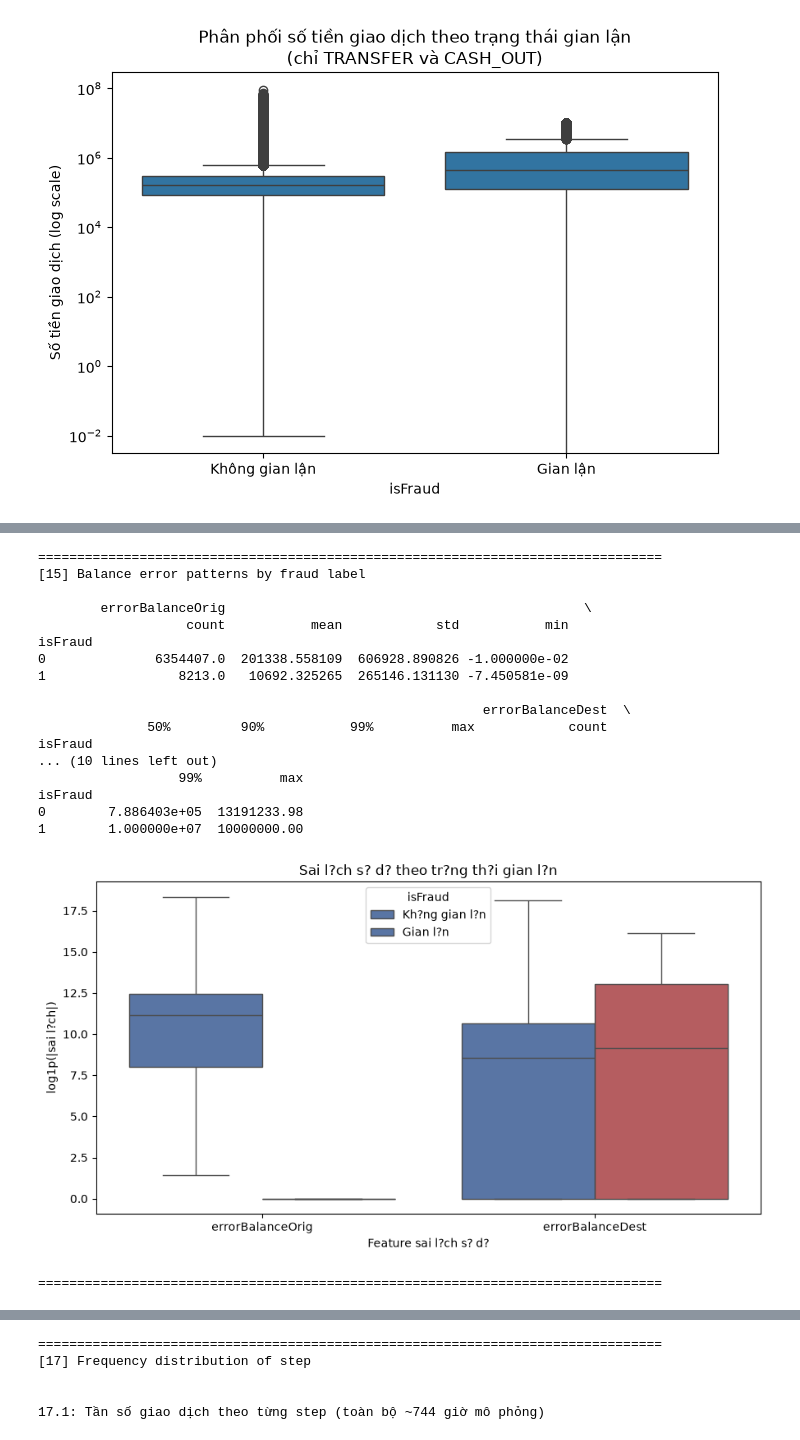
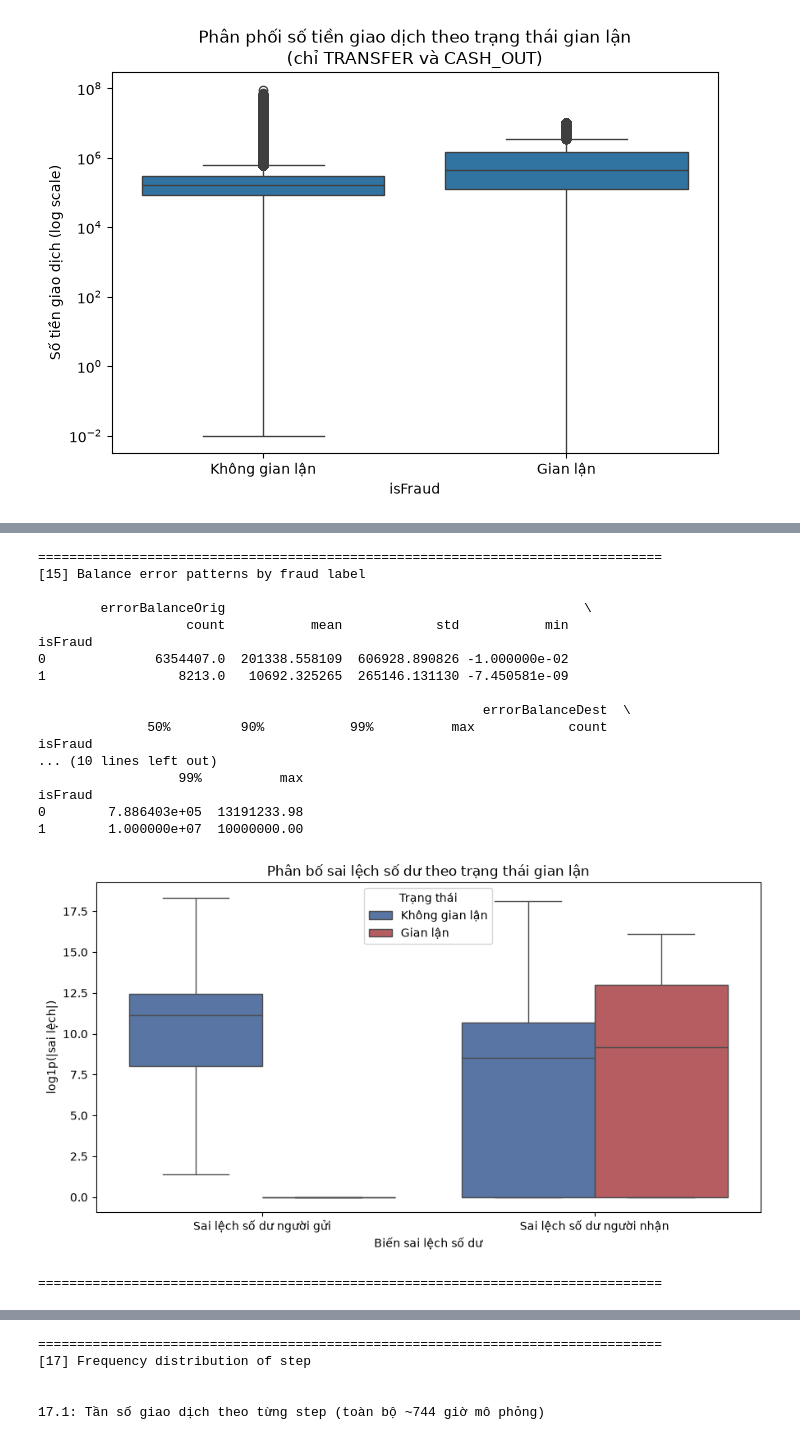
Before and after one commit to PH31M/fraud-detection-thesis, a Jupyter notebook: notebooks/01_eda.ipynb, the cells around one changed output, grey strips where cells are left out. Saved outputs shown, nothing was run; the diff lists cells and outputs as text; code cells hidden in the pictures.

```diff
--- a/notebooks/01_eda.ipynb
+++ b/notebooks/01_eda.ipynb
@@ -535,8 +535,7 @@ endSection()
 ================================================================================
 # %%
-
-# [15] EDA b? sung 2: sai l?ch s? d? theo tr?ng th?i fraud
-# M?c ??ch: ki?m tra tr?c quan hai feature s? ???c t?o ? b??c feature engineering.
+# [15] EDA bổ sung 2: sai lệch số dư theo trạng thái fraud
+# Mục đích: kiểm tra trực quan hai feature sẽ được tạo ở bước feature engineering.
 section("[15] Balance error patterns by fraud label")
 
 eda_balance = df[['isFraud', 'amount', 'oldbalanceOrg', 'newbalanceOrig', 'oldbalanceDest', 'newbalanceDest']].copy()
@@ -546,48 +545,71 @@ eda_balance['errorBalanceDest'] = eda_balance['oldbalanceDest'] + eda_balance['a
 print(eda_balance.groupby('isFraud')[['errorBalanceOrig', 'errorBalanceDest']].describe(percentiles=[0.5, 0.9, 0.99]))
 
 plot_df = eda_balance.copy()
+
 for col in ['errorBalanceOrig', 'errorBalanceDest']:
     plot_df[col] = np.log1p(np.abs(plot_df[col]))
-plot_df = plot_df.melt(id_vars='isFraud', value_vars=['errorBalanceOrig', 'errorBalanceDest'],
-                       var_name='balance_error_feature', value_name='log_abs_error')
+
+plot_df = plot_df.melt(
+    id_vars='isFraud',
+    value_vars=['errorBalanceOrig', 'errorBalanceDest'],
+    var_name='balance_error_feature',
+    value_name='log_abs_error'
+)
+
+plot_df['Trạng thái'] = plot_df['isFraud'].map({
+    0: 'Không gian lận',
+    1: 'Gian lận'
+})
+
+plot_df['balance_error_feature'] = plot_df['balance_error_feature'].map({
+    'errorBalanceOrig': 'Sai lệch số dư người gửi',
+    'errorBalanceDest': 'Sai lệch số dư người nhận'
+})
 
 fig, ax = plt.subplots(figsize=(9, 5))
+
 sns.boxplot(
     data=plot_df,
     x='balance_error_feature',
     y='log_abs_error',
-    hue='isFraud',
+    hue='Trạng thái',
+    hue_order=['Không gian lận', 'Gian lận'],
     showfliers=False,
-    ax=ax,
-    palette={0: '#4C72B0', 1: '#C44E52'}
+    palette={
+        'Không gian lận': '#4C72B0',  # xanh
+        'Gian lận': '#C44E52'         # đỏ
+    },
+    ax=ax
 )
-ax.set_xlabel('Feature sai l?ch s? d?')
-ax.set_ylabel('log1p(|sai l?ch|)')
-ax.set_title('Sai l?ch s? d? theo tr?ng th?i gian l?n')
-ax.legend(title='isFraud', labels=['Kh?ng gian l?n', 'Gian l?n'])
+
+ax.set_xlabel('Biến sai lệch số dư')
+ax.set_ylabel('log1p(|sai lệch|)')
+ax.set_title('Phân bố sai lệch số dư theo trạng thái gian lận')
+ax.legend(title='Trạng thái')
+
 plt.tight_layout()
 plt.savefig(FIGURES_DIR / 'balance_error_by_fraud.png', dpi=150)
 plt.show()
 endSection()
 # %% [output]
 ================================================================================
 [15] Balance error patterns by fraud label
 
         errorBalanceOrig                                              \
                    count           mean            std           min
 isFraud
 0              6354407.0  201338.558109  606928.890826 -1.000000e-02
 1                 8213.0   10692.325265  265146.131130 -7.450581e-09
 
                                                          errorBalanceDest  \
               50%         90%           99%          max            count
 isFraud
 ... (10 lines left out)
                   99%          max
 isFraud
 0        7.886403e+05  13191233.98
 1        1.000000e+07  10000000.00
-[figure, old version]
+[figure, new version]
 ================================================================================
 # %%
 import matplotlib.pyplot as plt
```
Also changed, not shown: parts of 2 cells of this notebook, 4 other files.
